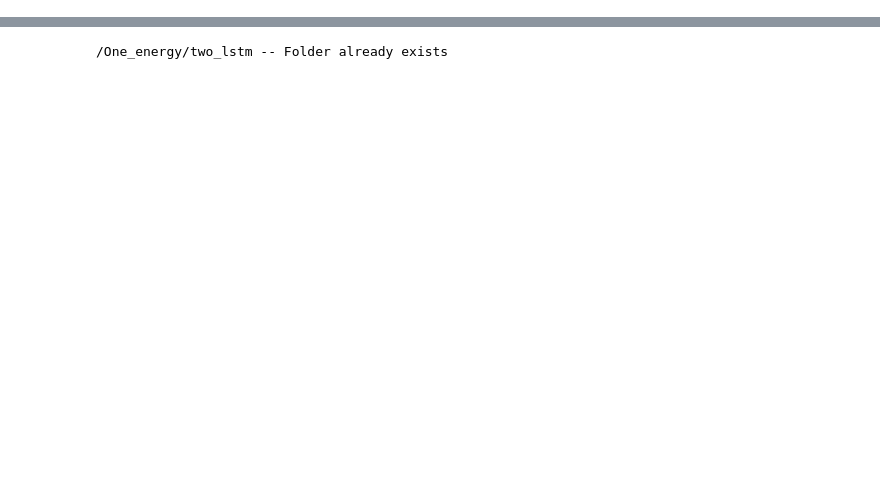
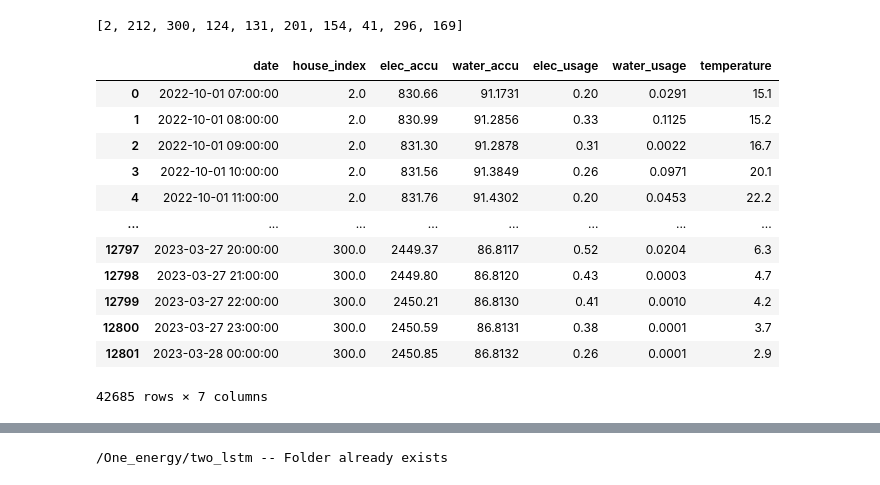
Before and after one commit to moji-moji-idn/Clustering-based-apartment-electricity-demand-prediction, a Jupyter notebook: [ELEC_V2]Conv1D-LSTM.ipynb, the cells around one changed output, grey strips where cells are left out. Saved outputs shown, nothing was run; the diff lists cells and outputs as text; code cells hidden in the pictures; blank space fills up the shorter version.

```diff
--- a/[ELEC_V2]Conv1D-LSTM.ipynb
+++ b/[ELEC_V2]Conv1D-LSTM.ipynb
@@ -626,0 +287,3 @@ x_val_multi.shape
+# %%
+#클러스터링 진행
+DTW_list, DTW_name= getDTW(whole_usage, idx[0])
@@ -626,0 +310,8 @@ x_val_multi.shape
+# %%
+#예측하고자 하는 방법에 따른 결과 정렬 및 저장
+if how == 1:
+    dtw_result = dtw_result.sort_values('dtw', ascending=True)
+else:
+    dtw_result = dtw_result.sort_values('dtw', ascending=False)
+dtw_result = dtw_result.reset_index(drop = True)
+dtw_result.head(11)
@@ -626,0 +331,44 @@ x_val_multi.shape
+# %%
+# 예측하고자 하는 방법에 따른 결과 예측에 필요한 10개 가구 번호 저장
+import re
+predict_house_list = []
+if how == 1:
+    for i in range(10):
+        predict_house_list.append(int(re.sub(r'[^0-9]', '', dtw_result.loc[i, 'index'])))
+
+else:
+    for i in range(10):
+        if i == 0:
+            predict_house_list.append(predict_house)
+        else:
+            predict_house_list.append(int(re.sub(r'[^0-9]', '', dtw_result.loc[i-1, 'index'])))
+# %%
+#가구 번호 확인
+predict_house_list
+# %% [output]
+[2, 212, 300, 124, 131, 201, 154, 41, 296, 169]
+# %%
+#예측에 필요한 가구 데이터 합병을 위한 list 생성
+li = []
+for i in predict_house_list:
+    x = eval('df'+str(i))
+    li.append(x)
+# %%
+# 예측에 필요한 가구 데이터 합병
+data = pd.concat(li, ignore_index=True)
+data=data.sort_values(by=['house_index', 'date'], ascending=[True, True])
+data
+# %% [output]
+|  | date | house_index | elec_accu | water_accu | elec_usage | water_usage | temperature |
+| 0 | 2022-10-01 07:00:00 | 2.0 | 830.66 | 91.1731 | 0.20 | 0.0291 | 15.1 |
+| 1 | 2022-10-01 08:00:00 | 2.0 | 830.99 | 91.2856 | 0.33 | 0.1125 | 15.2 |
+| 2 | 2022-10-01 09:00:00 | 2.0 | 831.30 | 91.2878 | 0.31 | 0.0022 | 16.7 |
+| 3 | 2022-10-01 10:00:00 | 2.0 | 831.56 | 91.3849 | 0.26 | 0.0971 | 20.1 |
+| 4 | 2022-10-01 11:00:00 | 2.0 | 831.76 | 91.4302 | 0.20 | 0.0453 | 22.2 |
+| ... | ... | ... | ... | ... | ... | ... | ... |
+| 12797 | 2023-03-27 20:00:00 | 300.0 | 2449.37 | 86.8117 | 0.52 | 0.0204 | 6.3 |
+| 12798 | 2023-03-27 21:00:00 | 300.0 | 2449.80 | 86.8120 | 0.43 | 0.0003 | 4.7 |
+| 12799 | 2023-03-27 22:00:00 | 300.0 | 2450.21 | 86.8130 | 0.41 | 0.0010 | 4.2 |
+| 12800 | 2023-03-27 23:00:00 | 300.0 | 2450.59 | 86.8131 | 0.38 | 0.0001 | 3.7 |
+| 12801 | 2023-03-28 00:00:00 | 300.0 | 2450.85 | 86.8132 | 0.26 | 0.0001 | 2.9 |
+42685 rows × 7 columns
```
Also changed, not shown: parts of 89 cells of this notebook.
